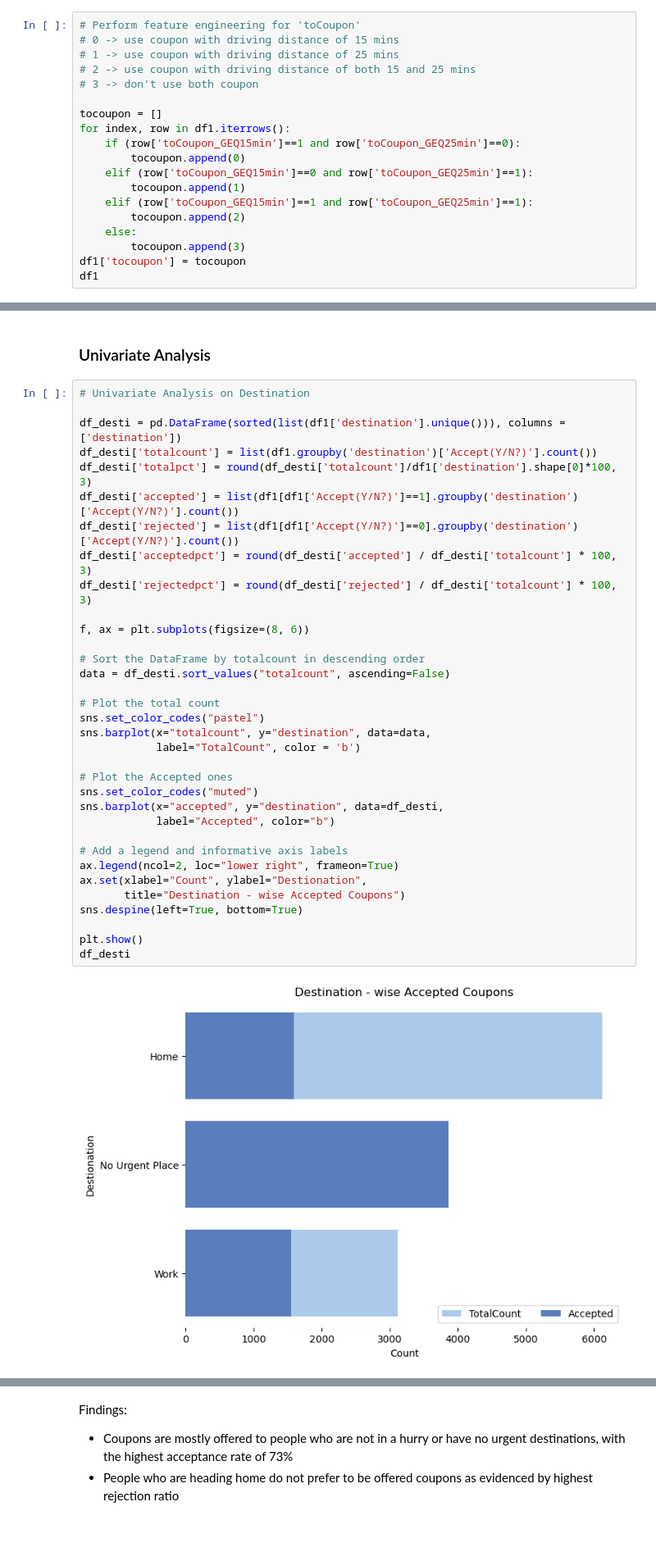
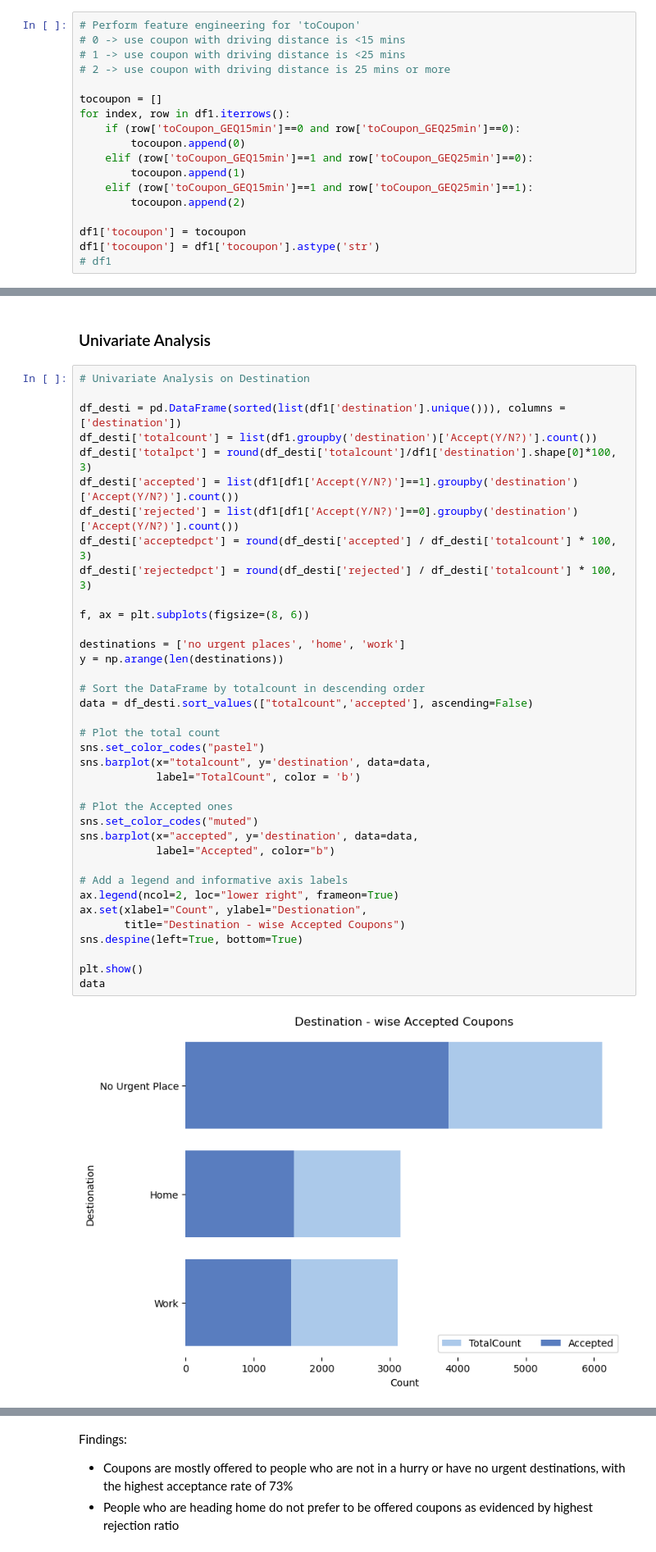
Before and after one commit to hhanarafifa/indrive-coupon-recommendation, a Jupyter notebook: InDriveCouponProject_EDA_RaniaHana_Rev1.ipynb, the cells around one changed output, grey strips where cells are left out. Shown: that part at 82% size. Cells and saved outputs as stored; diff of their text form.

```diff
--- a/InDriveCouponProject_EDA_RaniaHana_Rev1.ipynb
+++ b/InDriveCouponProject_EDA_RaniaHana_Rev1.ipynb
@@ -119,20 +119,19 @@ df1 = df1.drop(['toCoupon_GEQ5min', 'direction_opp'], axis = 1)
 # EDA
 # %%
 # Perform feature engineering for 'toCoupon'
-# 0 -> use coupon with driving distance of 15 mins
-# 1 -> use coupon with driving distance of 25 mins
-# 2 -> use coupon with driving distance of both 15 and 25 mins
-# 3 -> don't use both coupon
+# 0 -> use coupon with driving distance is <15 mins
+# 1 -> use coupon with driving distance is <25 mins
+# 2 -> use coupon with driving distance is 25 mins or more
 
 tocoupon = []
 for index, row in df1.iterrows():
-    if (row['toCoupon_GEQ15min']==1 and row['toCoupon_GEQ25min']==0):
+    if (row['toCoupon_GEQ15min']==0 and row['toCoupon_GEQ25min']==0):
         tocoupon.append(0)
-    elif (row['toCoupon_GEQ15min']==0 and row['toCoupon_GEQ25min']==1):
+    elif (row['toCoupon_GEQ15min']==1 and row['toCoupon_GEQ25min']==0):
         tocoupon.append(1)
     elif (row['toCoupon_GEQ15min']==1 and row['toCoupon_GEQ25min']==1):
         tocoupon.append(2)
-    else:
-        tocoupon.append(3)
+
 df1['tocoupon'] = tocoupon
-df1
+df1['tocoupon'] = df1['tocoupon'].astype('str')
+# df1
@@ -188,36 +188,39 @@ Rejected Coupon:  5381  or  43.41967239570725 %
 # Univariate Analysis on Destination
 
 df_desti = pd.DataFrame(sorted(list(df1['destination'].unique())), columns = ['destination'])
 df_desti['totalcount'] = list(df1.groupby('destination')['Accept(Y/N?)'].count())
 df_desti['totalpct'] = round(df_desti['totalcount']/df1['destination'].shape[0]*100, 3)
 df_desti['accepted'] = list(df1[df1['Accept(Y/N?)']==1].groupby('destination')['Accept(Y/N?)'].count())
 df_desti['rejected'] = list(df1[df1['Accept(Y/N?)']==0].groupby('destination')['Accept(Y/N?)'].count())
 df_desti['acceptedpct'] = round(df_desti['accepted'] / df_desti['totalcount'] * 100, 3)
 df_desti['rejectedpct'] = round(df_desti['rejected'] / df_desti['totalcount'] * 100, 3)
 
 f, ax = plt.subplots(figsize=(8, 6))
 
+destinations = ['no urgent places', 'home', 'work']
+y = np.arange(len(destinations))
+
 # Sort the DataFrame by totalcount in descending order
-data = df_desti.sort_values("totalcount", ascending=False)
+data = df_desti.sort_values(["totalcount",'accepted'], ascending=False)
 
 # Plot the total count
 sns.set_color_codes("pastel")
-sns.barplot(x="totalcount", y="destination", data=data,
+sns.barplot(x="totalcount", y='destination', data=data,
             label="TotalCount", color = 'b')
 
 # Plot the Accepted ones
 sns.set_color_codes("muted")
-sns.barplot(x="accepted", y="destination", data=df_desti,
+sns.barplot(x="accepted", y='destination', data=data,
             label="Accepted", color="b")
 
 # Add a legend and informative axis labels
 ax.legend(ncol=2, loc="lower right", frameon=True)
 ax.set(xlabel="Count", ylabel="Destionation",
        title="Destination - wise Accepted Coupons")
 sns.despine(left=True, bottom=True)
 
 plt.show()
-df_desti
+data
 # %% [output]
-[figure, old version]
+[figure, new version]
 |  | destination | totalcount | totalpct | accepted | rejected | acceptedpct | rejectedpct |
```
Also changed, not shown: parts of 19 cells of this notebook, 3 other files.
